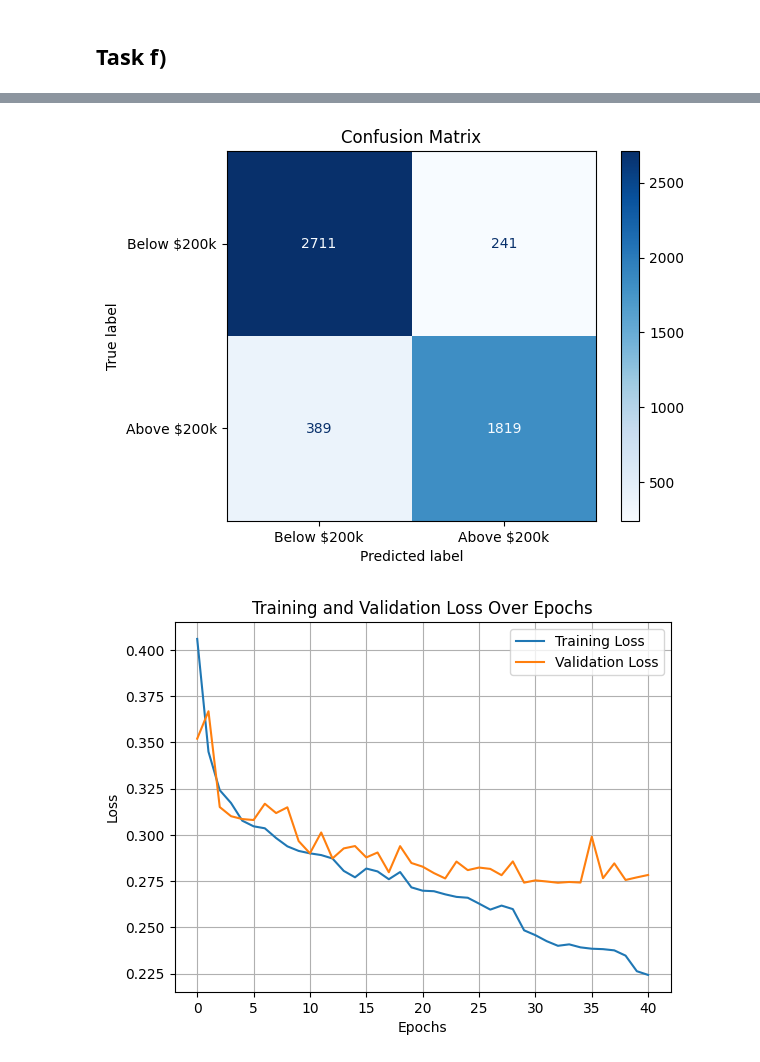
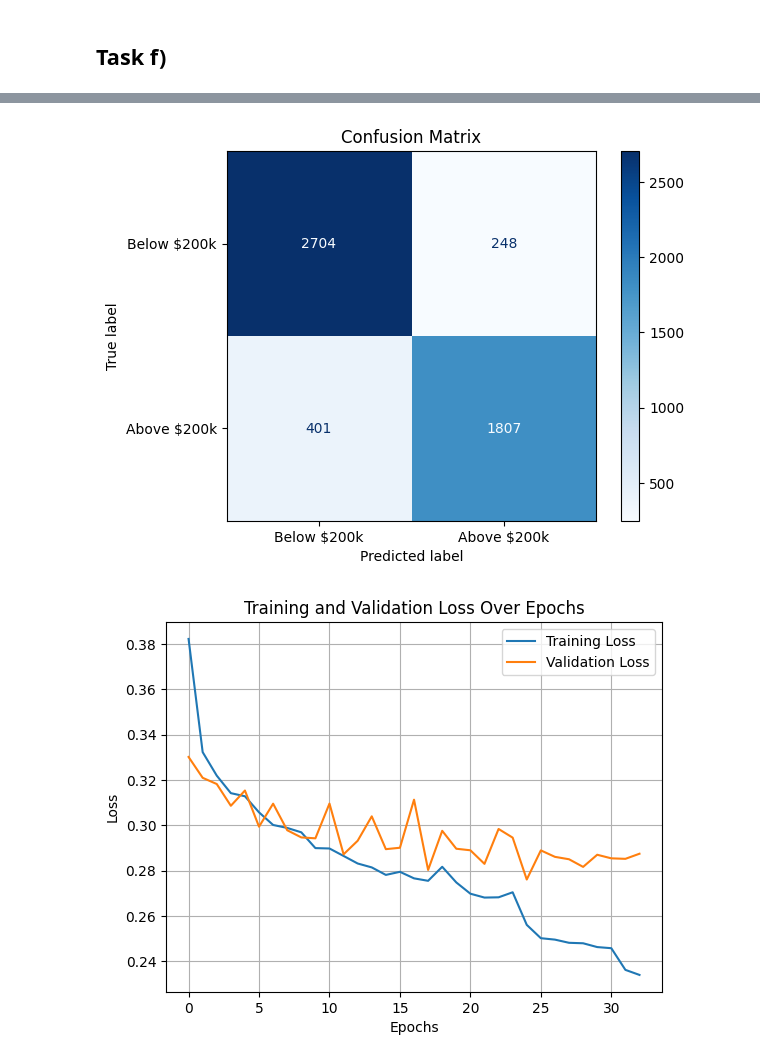
Before and after one commit to NaidaNozic/DeepLearning, a Jupyter notebook: main.ipynb, the cells around one changed output, grey strips where cells are left out. Drawn from its saved outputs; the diff is of its cells as text; code cells hidden in the pictures.

```diff
--- a/main.ipynb
+++ b/main.ipynb
@@ -444,7 +444,7 @@ set_seed(seed)
 generator = torch.Generator()
 generator.manual_seed(0)
 
-batch_size = 128
+batch_size = 50
 train_dataset = TensorDataset(X_new_train, y_new_train)
 train_iter = DataLoader(train_dataset, batch_size=batch_size, shuffle=True, num_workers=0,
     worker_init_fn=seed_worker,
@@ -652,13 +652,13 @@ generator = torch.Generator()
 generator.manual_seed(0)
 
 # **Batch Size**
-batch_size = 128
+batch_size = 50
 
 # **Number of Epochs**
 num_epochs = 200
 
 # **Architecture**
-architecture = [8, 100, 50, 10, 1]
+architecture = [8, 64, 32, 16, 1]
 
 # Ensure the directory for saving models exists
 model_save_dir = "models_optimizer"
@@ -916,9 +916,9 @@ val_iter = DataLoader(val_dataset, batch_size=batch_size, shuffle=False, num_wor
     worker_init_fn=seed_worker,
     generator=generator)
 
-batch_size = 128
+batch_size = 50
 num_epochs = 200
-architecture = [8, 100, 50, 10, 1]
+architecture = [8, 64, 32, 16, 1]
 
 model_save_dir = "models_optimizer"
 if not os.path.exists(model_save_dir):
@@ -997,9 +997,9 @@ combined_iter = DataLoader(combined_dataset, batch_size=batch_size, shuffle=True
     generator=generator)
 
 # Initialize and train the final model
-batch_size = 128
+batch_size = 50
 num_epochs = 200
-architecture = [8, 100, 50, 10, 1]
+architecture = [8, 64, 32, 16, 1]
 max_grad_norm = 5.0
 
 final_model = create_model(architecture)
@@ -1143,7 +1143,7 @@ class BinaryClassifier(nn.Module):
     def forward(self, x):
         return self.model(x)
 
-architecture = [8, 100, 50, 10, 1]  # Same as regression, with 1 output for binary classification
+architecture = [8, 64, 32, 16, 1]  # Same as regression, with 1 output for binary classification
 model = BinaryClassifier(architecture)
 print("Model architecture:")
 print(model)
@@ -1152,10 +1152,12 @@ print(model)
 criterion = nn.BCEWithLogitsLoss()
 optimizer = Adam(model.parameters(), lr=1e-2)
 scheduler = ReduceLROnPlateau(optimizer, mode='min', factor=0.5, patience=5)
-batch_size = 128
+batch_size = 50
 
 train_dataset = TensorDataset(X_train, y_train)
 train_loader = DataLoader(train_dataset, batch_size=batch_size, shuffle=True)
+val_dataset = TensorDataset(X_test, y_test)
+val_loader = DataLoader(val_dataset, batch_size=batch_size, shuffle=False)
 
 test_dataset = TensorDataset(X_test, y_test)
 test_loader = DataLoader(test_dataset, batch_size=batch_size, shuffle=False)
@@ -1288,3 +1290,3 @@ ROC AUC: 0.9540
 [figure]
-[figure, old version]
+[figure, new version]
 [figure]
```
Also changed, not shown: parts of 8 cells of this notebook, 37 other files.
